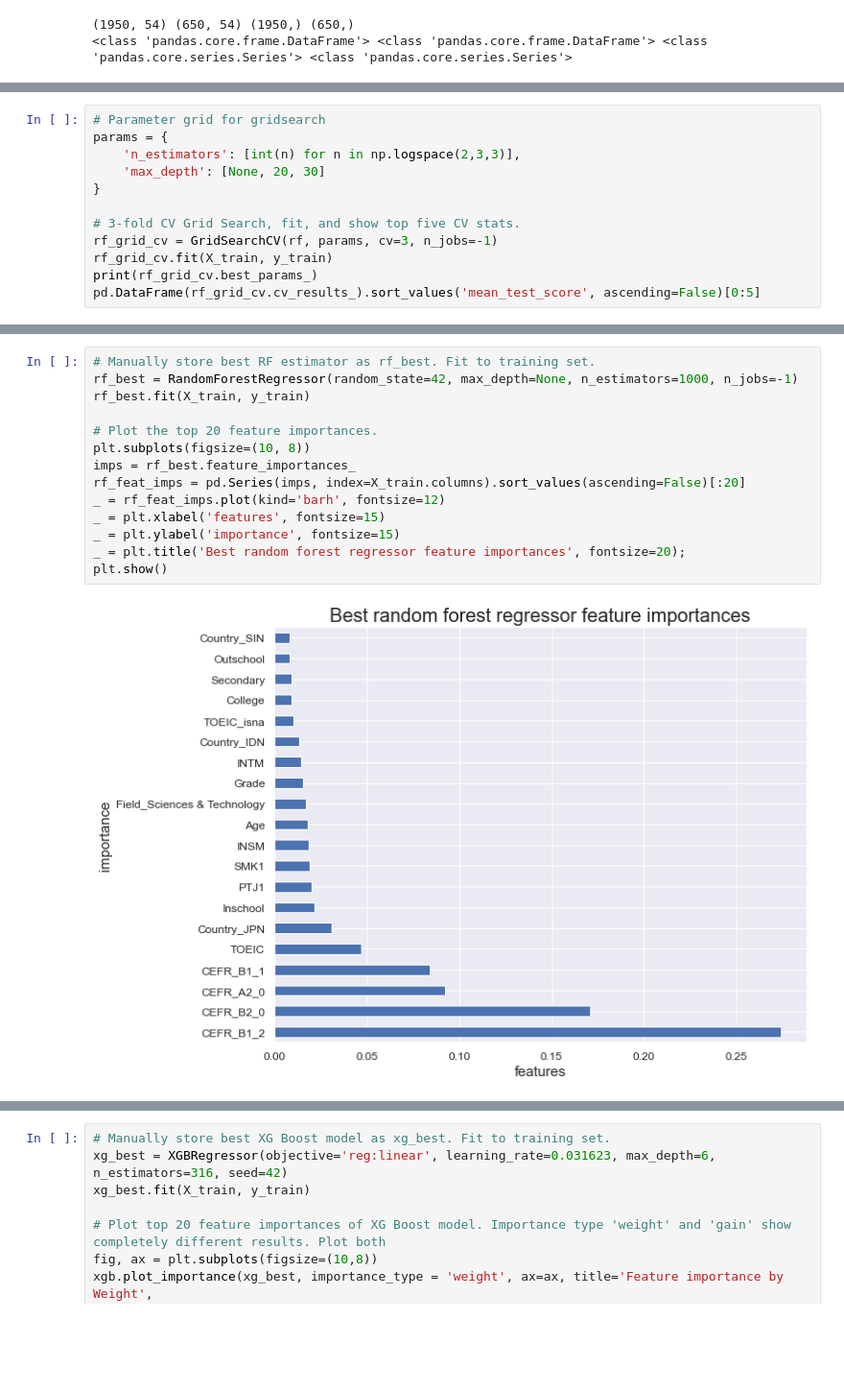
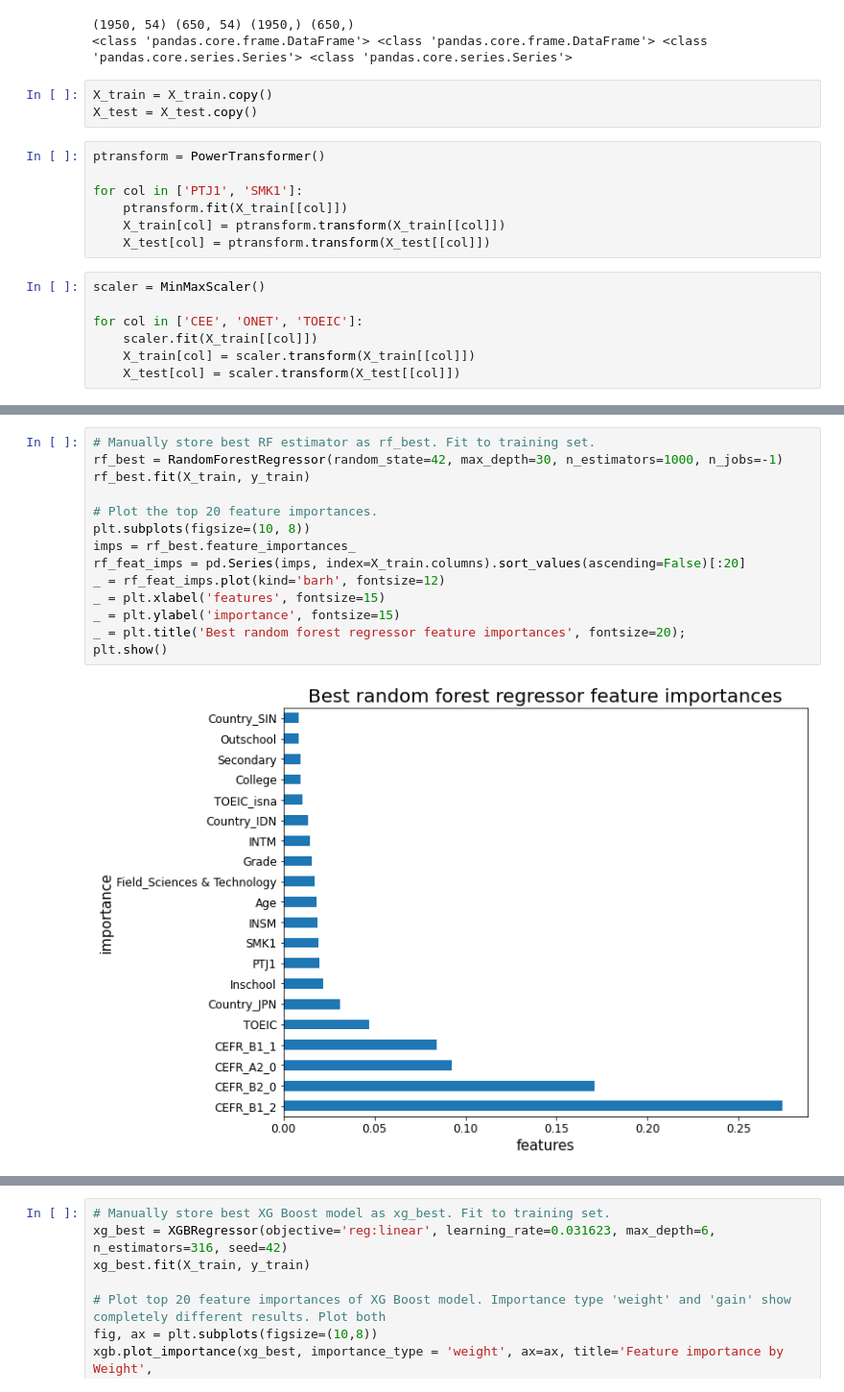
Before and after one commit to Jaester88/Springboard, a Jupyter notebook: Capstone_2_language_proficiency/C2_VST_JaeC_210907-Copy2.ipynb, the cells around one changed output, grey strips where cells are left out. Shown at 96% size. Cells and saved outputs as stored; diff of their text form; blank space fills up the shorter version.

Commit message:
210911 transformations moved to after train test splitting, not before.

```diff
--- a/Capstone_2_language_proficiency/C2_VST_JaeC_210907-Copy2.ipynb
+++ b/Capstone_2_language_proficiency/C2_VST_JaeC_210907-Copy2.ipynb
@@ -110,6 +119,23 @@ print(type(X_train), type(X_test), type(y_train), type(y_test))
 # %% [output]
 (1950, 54) (650, 54) (1950,) (650,)
 <class 'pandas.core.frame.DataFrame'> <class 'pandas.core.frame.DataFrame'> <class 'pandas.core.series.Series'> <class 'pandas.core.series.Series'>
+# %%
+X_train = X_train.copy()
+X_test = X_test.copy()
+# %%
+ptransform = PowerTransformer()
+
+for col in ['PTJ1', 'SMK1']:
+    ptransform.fit(X_train[[col]])
+    X_train[col] = ptransform.transform(X_train[[col]])
+    X_test[col] = ptransform.transform(X_test[[col]])
+# %%
+scaler = MinMaxScaler()
+
+for col in ['CEE', 'ONET', 'TOEIC']:
+    scaler.fit(X_train[[col]])
+    X_train[col] = scaler.transform(X_train[[col]])
+    X_test[col] = scaler.transform(X_test[[col]])
 # %%
 # Random Forest Regressor - initialize
 rf = RandomForestRegressor(random_state=42, n_jobs=-1)
@@ -136,12 +161,0 @@ pd.DataFrame(rf_grid_cv.cv_results_).sort_values('mean_test_score', ascending=Fa
-# %%
-# Parameter grid for gridsearch
-params = {
-    'n_estimators': [int(n) for n in np.logspace(2,3,3)],
-    'max_depth': [None, 20, 30]
-}
-
-# 3-fold CV Grid Search, fit, and show top five CV stats.
-rf_grid_cv = GridSearchCV(rf, params, cv=3, n_jobs=-1)
-rf_grid_cv.fit(X_train, y_train)
-print(rf_grid_cv.best_params_)
-pd.DataFrame(rf_grid_cv.cv_results_).sort_values('mean_test_score', ascending=False)[0:5]
@@ -156,19 +162,19 @@ pd.DataFrame(rf_grid_cv.cv_results_).sort_values('mean_test_score', ascending=Fa
 # %%
 # Manually store best RF estimator as rf_best. Fit to training set.
-rf_best = RandomForestRegressor(random_state=42, max_depth=None, n_estimators=1000, n_jobs=-1)
+rf_best = RandomForestRegressor(random_state=42, max_depth=30, n_estimators=1000, n_jobs=-1)
 rf_best.fit(X_train, y_train)
 
 # Plot the top 20 feature importances.
 plt.subplots(figsize=(10, 8))
 imps = rf_best.feature_importances_
 rf_feat_imps = pd.Series(imps, index=X_train.columns).sort_values(ascending=False)[:20]
 _ = rf_feat_imps.plot(kind='barh', fontsize=12)
 _ = plt.xlabel('features', fontsize=15)
 _ = plt.ylabel('importance', fontsize=15)
 _ = plt.title('Best random forest regressor feature importances', fontsize=20);
 plt.show()
 # %% [output]
-[figure, old version]
+[figure, new version]
 # %%
 # Predict Training and Test sets with Rf model
 y_tr_rf_pred = rf_best.predict(X_train)
```
Also changed, not shown: parts of 23 cells of this notebook.
